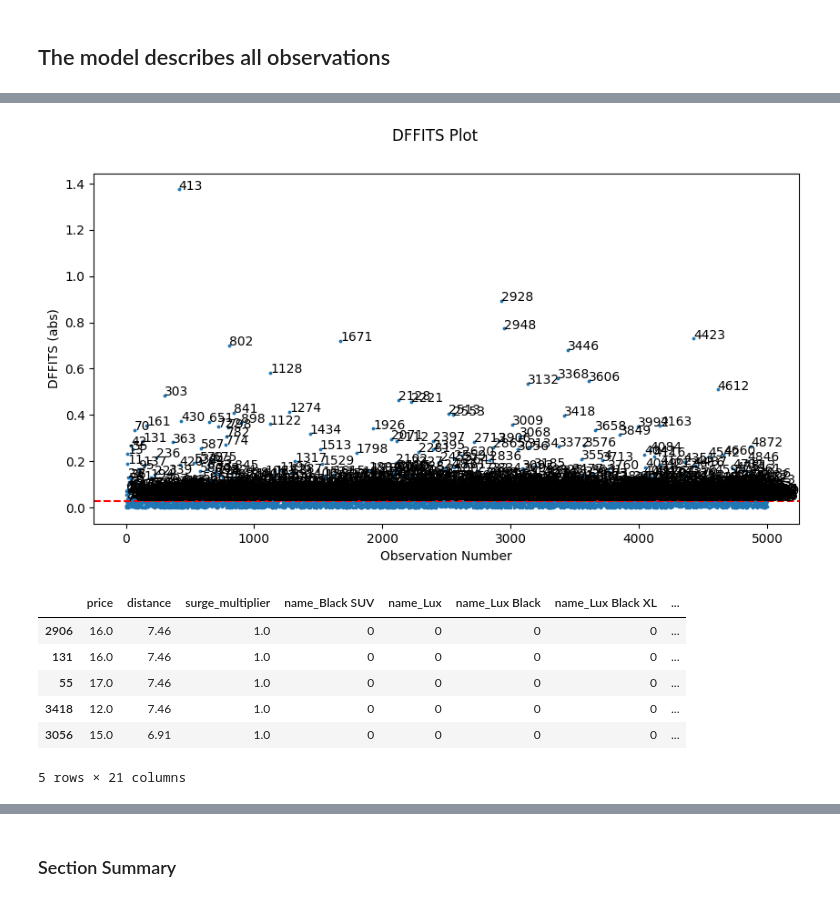
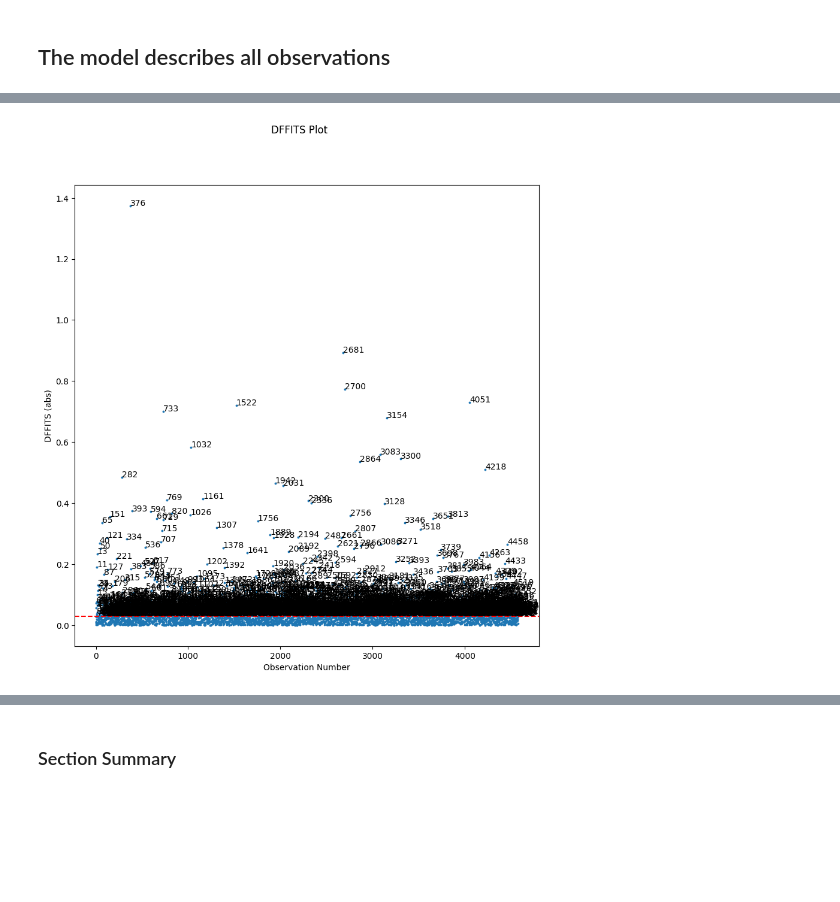
Before and after one commit to ksbuffaloe/Data-5600, a Jupyter notebook: 02_project/scripts/rideshare_projects.ipynb, the cells around one changed output, grey strips where cells are left out. Cells and saved outputs as stored; diff of their text form; code cells hidden in the pictures; blank space fills up the shorter version.

```diff
--- a/02_project/scripts/rideshare_projects.ipynb
+++ b/02_project/scripts/rideshare_projects.ipynb
@@ -33,7 +33,7 @@ random.seed(5600)
 
 ride_full = pd.read_csv('../../02_project/data/rideshare_subset.csv')
 
-ride_full = ride_full.dropna()
+ride_full = ride_full.dropna().reset_index(drop = True)
 ride_full.describe()
 # %% [output]
 |  | timestamp | hour | day | month | price | distance | surge_multiplier | latitude | longitude | ... |
@@ -291,7 +291,7 @@ print(list(zip(en_1se.coef_, X)))
 # %%
 #Create a new subset dataframe with the best vars chosen
 
-ride_trim = ride[['price', 'distance', 'surge_multiplier', 'name']]
+ride_trim = ride[['price', 'distance', 'surge_multiplier', 'name']].dropna()
 ride_trim = pd.get_dummies(ride_trim, drop_first= True, dtype= int)
 ride_trim.head()
 # %% [output]
@@ -367,7 +367,7 @@ def res_vs_pred(variable, ax):
 predictors = ride_trim.drop(columns = 'price', axis =1)
 
 # Set up subplots
-fig, axes = plt.subplots(3, 3, figsize=(15, 10))
+fig, axes = plt.subplots(4, 4, figsize=(15, 10))
 plt.suptitle("Residuals vs. Predictors")
 
 # Loop through predictors and assign to subplots
@@ -393,13 +393,13 @@ def boxplot_residuals(variable, ax):
 
 # List of categorical predictors
 categorical_predictors = [
-    'name_Black SUV', 'name_Lux', 'name_Lux Black', 'name_Lyft', 'name_Lyft XL'
+    'name_Black SUV', 'name_Lux', 'name_Lux Black', 'name_Lyft', 'name_Lyft XL',
     'name_Lux Black XL', 'name_Shared',
     'name_UberPool', 'name_UberX', 'name_UberXL', 'name_WAV'
 ]
 
 # Set up subplots for categorical predictors
-fig, axes = plt.subplots(3, 3, figsize=(15, 10))
+fig, axes = plt.subplots(4, 3, figsize=(15, 10))
 plt.suptitle("Boxplots of Residuals vs. Categorical Predictors")
 
 # Loop through categorical predictors and assign to subplots
@@ -560,50 +558,27 @@ plt.show()
 # %%
 # DFFITS
 def plot_dffits(ax, label_level=2 * np.sqrt(len(ride_trim)) / len(ride_trim)):
     # Calculate DFFITS for all observations
     ride_trim["dffits"] = res.get_influence().dffits[0]
 
     # Plot DFFITS values
     ax.set_ylabel("DFFITS (abs)")
     ax.set_xlabel("Observation Number")
     ax.scatter(ride_trim.index, np.abs(ride_trim["dffits"]), s=3)
     ax.axhline(y=label_level, color='r', linestyle='dashed')
 
     # Optional: label outliers
     outliers = ride_trim[np.abs(ride_trim["dffits"]) > label_level]
     for i in list(outliers.index):
         ax.annotate(str(i), (i, np.abs(ride_trim["dffits"][i])))
 
 # Create figure
-fig, ax = plt.subplots(figsize=(10, 5))
+fig, ax = plt.subplots(figsize=(10, 10))
 plt.suptitle("DFFITS Plot")
 
 # Plot DFFITS
 plot_dffits(ax)
 
 plt.show()
 # %% [output]
-[figure, old version]
+[figure, new version]
-# %%
-# Create a dictionary to store the DFBETAS outliers
-outliers_dfbetas_all = {}
-
-# Iterate over each of the selected predictors and check DFBETAS values
-for column in desired_columns[1:]:  # Skip 'price' column, as it's the dependent variable
-    # Calculate the DFBETAS for each predictor (use res from your OLS model)
-    idx = ride_dummies.columns.get_loc(column)
-    ride_dummies['dfbetas_' + column] = res.get_influence().dfbetas[:, idx]
-
-    # Identify outliers based on the DFBETAS threshold (label_level)
-    outliers_dfbetas_all[column] = ride_dummies[np.abs(ride_dummies['dfbetas_' + column]) > 0.2 / np.sqrt(len(ride_dummies))]
-
-# Example for 'dfbetas_distance'
-outliers_dfbetas_all['distance'].sort_values(by='dfbetas_distance', ascending=True).head()
-# %% [output]
-|  | price | distance | surge_multiplier | name_Black SUV | name_Lux | name_Lux Black | name_Lux Black XL | ... |
-| 2906 | 16.0 | 7.46 | 1.0 | 0 | 0 | 0 | 0 | ... |
-| 131 | 16.0 | 7.46 | 1.0 | 0 | 0 | 0 | 0 | ... |
-| 55 | 17.0 | 7.46 | 1.0 | 0 | 0 | 0 | 0 | ... |
-| 3418 | 12.0 | 7.46 | 1.0 | 0 | 0 | 0 | 0 | ... |
-| 3056 | 15.0 | 6.91 | 1.0 | 0 | 0 | 0 | 0 | ... |
-5 rows × 21 columns
```
Also changed, not shown: parts of 14 cells of this notebook.
